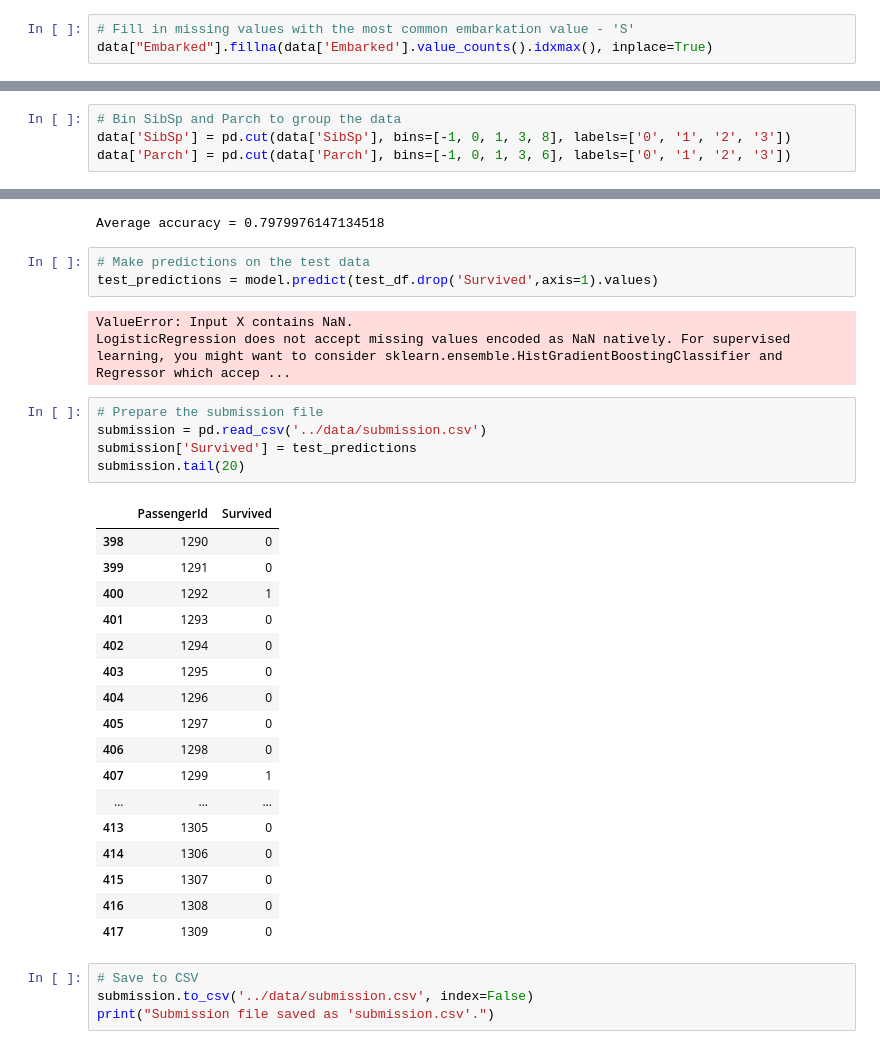
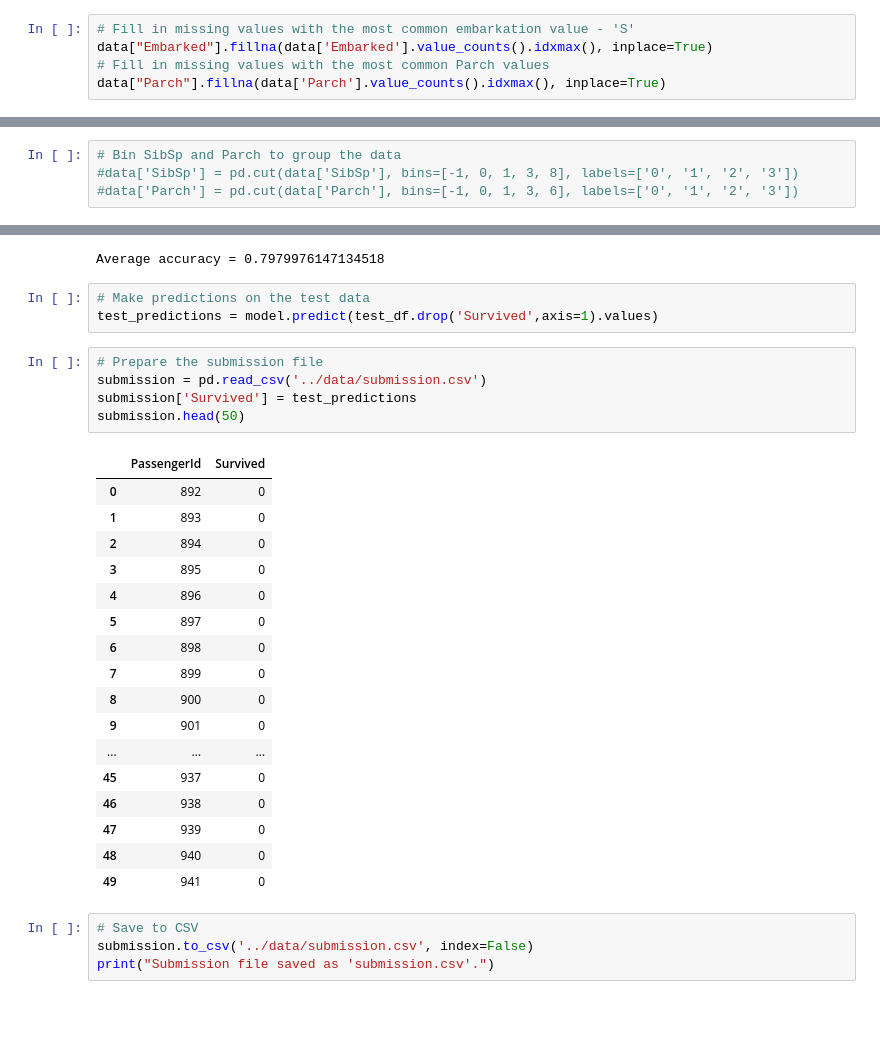
Before and after one commit to AnnaVerbytska/Titanic-Machine_Learning-from-Disaster, a Jupyter notebook: notebooks/logistic-regression.ipynb, the cells around one changed output, grey strips where cells are left out. Drawn from its saved outputs; the diff is of its cells as text; blank space fills up the shorter version.

```diff
--- a/notebooks/logistic-regression.ipynb
+++ b/notebooks/logistic-regression.ipynb
@@ -74,6 +74,8 @@ dtype: int64
 # %%
 # Fill in missing values with the most common embarkation value - 'S'
 data["Embarked"].fillna(data['Embarked'].value_counts().idxmax(), inplace=True)
+# Fill in missing values with the most common Parch values
+data["Parch"].fillna(data['Parch'].value_counts().idxmax(), inplace=True)
 # %% [output]
 The behavior will change in pandas 3.0. This inplace method will never work because the intermediate object on which we are setting values always behaves as a copy.
 
@@ -84,7 +86,7 @@ For example, when doing 'df[col].method(value, inplace=True)', try using 'df.met
 # %%
 # Bin SibSp and Parch to group the data
-data['SibSp'] = pd.cut(data['SibSp'], bins=[-1, 0, 1, 3, 8], labels=['0', '1', '2', '3'])
-data['Parch'] = pd.cut(data['Parch'], bins=[-1, 0, 1, 3, 6], labels=['0', '1', '2', '3'])
+#data['SibSp'] = pd.cut(data['SibSp'], bins=[-1, 0, 1, 3, 8], labels=['0', '1', '2', '3'])
+#data['Parch'] = pd.cut(data['Parch'], bins=[-1, 0, 1, 3, 6], labels=['0', '1', '2', '3'])
 # %%
 data.isnull().sum()
 # %% [output]
@@ -205,32 +207,29 @@ Average accuracy = 0.7979976147134518
 # %%
 # Make predictions on the test data
 test_predictions = model.predict(test_df.drop('Survived',axis=1).values)
-# %% [output]
-ValueError: Input X contains NaN.
-LogisticRegression does not accept missing values encoded as NaN natively. For supervised learning, you might want to consider sklearn.ensemble.HistGradientBoostingClassifier and Regressor which accep ...
 # %%
 # Prepare the submission file
 submission = pd.read_csv('../data/submission.csv')
 submission['Survived'] = test_predictions
-submission.tail(20)
+submission.head(50)
 # %% [output]
 |  | PassengerId | Survived |
-| 398 | 1290 | 0 |
-| 399 | 1291 | 0 |
-| 400 | 1292 | 1 |
-| 401 | 1293 | 0 |
-| 402 | 1294 | 0 |
-| 403 | 1295 | 0 |
-| 404 | 1296 | 0 |
-| 405 | 1297 | 0 |
-| 406 | 1298 | 0 |
-| 407 | 1299 | 1 |
+| 0 | 892 | 0 |
+| 1 | 893 | 0 |
+| 2 | 894 | 0 |
+| 3 | 895 | 0 |
+| 4 | 896 | 0 |
+| 5 | 897 | 0 |
+| 6 | 898 | 0 |
+| 7 | 899 | 0 |
+| 8 | 900 | 0 |
+| 9 | 901 | 0 |
 | ... | ... | ... |
-| 413 | 1305 | 0 |
-| 414 | 1306 | 0 |
-| 415 | 1307 | 0 |
-| 416 | 1308 | 0 |
-| 417 | 1309 | 0 |
+| 45 | 937 | 0 |
+| 46 | 938 | 0 |
+| 47 | 939 | 0 |
+| 48 | 940 | 0 |
+| 49 | 941 | 0 |
 # %%
 # Save to CSV
 submission.to_csv('../data/submission.csv', index=False)
```
Also changed, not shown: parts of 2 cells of this notebook, 1 other file.
